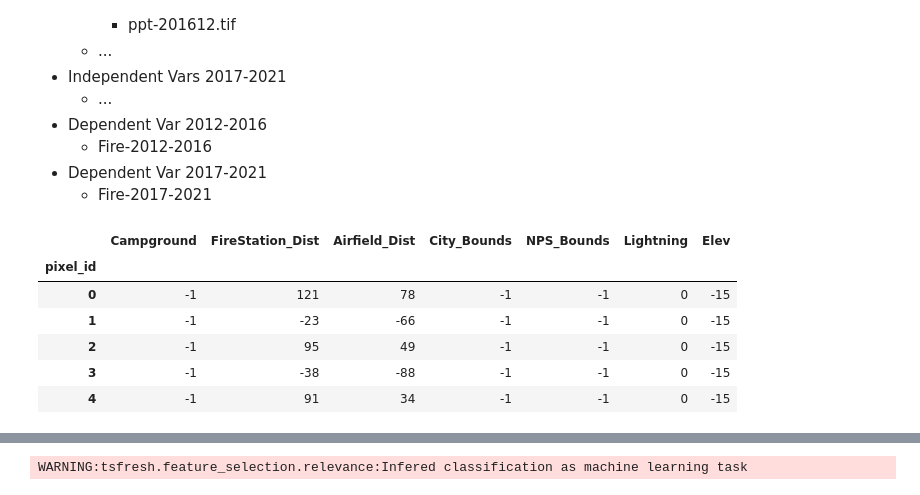
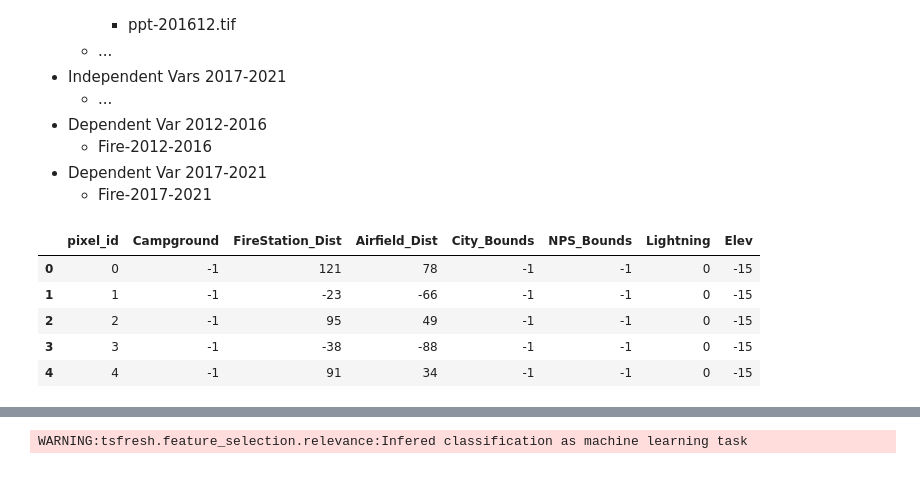
Before and after one commit to isaacWpark/wildfire_FRAP, a Jupyter notebook: Workflow/Window_Workflow_MultiYear_FullData_Modular_Dev.ipynb, the cells around one changed output, grey strips where cells are left out. Saved outputs shown, nothing was run; the diff lists cells and outputs as text; code cells hidden in the pictures.

```diff
--- a/Workflow/Window_Workflow_MultiYear_FullData_Modular_Dev.ipynb
+++ b/Workflow/Window_Workflow_MultiYear_FullData_Modular_Dev.ipynb
@@ -62,24 +63,24 @@ rasterMask = random.Poisson_Subsample(raster_mask = r"../Data\Examples\buffer\St
                                       r=10)[0]
 # %%
 #combine all data that is invariant over time into single dataFrame
+#(e.g., elevation, rate of lightning strikes, fire station locations)
 
 '''Combines set of rasters to single dataFrame based on csv that lists all desired files and column names to use in dataframe for data
  corresponding to each raster
  '''
 
 #param csvPath: path to csv of filepaths (in column "FilePath") and desired label names for values in each raster (in column "DataName")
 #param outPath: path to ouput file name and location
 
-invar_Data = tr.multi_image_to_dataframe("C:/Users/Python3/Documents/wildfire_FRAP_working/wildfire_FRAP/Data/Actual/Invar_FileList.csv", "C:/Users/Python3/Documents/wildfire_FRAP_working/wildfire_FRAP/Data/Actual/invar_out_test.csv")
+invar_Data = tr.multi_image_to_dataframe("C:/Users/Python3/Documents/wildfire_FRAP_working/wildfire_FRAP/Data/Actual/Invar_FileList.csv", "C:/Users/Python3/Documents/wildfire_FRAP_working/wildfire_FRAP/Data/Actual/")
 invar_Data.head()
 # %% [output]
-|  | Campground | FireStation_Dist | Airfield_Dist | City_Bounds | NPS_Bounds | Lightning | Elev |
-| pixel_id |  |  |  |  |  |  |  |
-| 0 | -1 | 121 | 78 | -1 | -1 | 0 | -15 |
-| 1 | -1 | -23 | -66 | -1 | -1 | 0 | -15 |
-| 2 | -1 | 95 | 49 | -1 | -1 | 0 | -15 |
-| 3 | -1 | -38 | -88 | -1 | -1 | 0 | -15 |
-| 4 | -1 | 91 | 34 | -1 | -1 | 0 | -15 |
+|  | pixel_id | Campground | FireStation_Dist | Airfield_Dist | City_Bounds | NPS_Bounds | Lightning | Elev |
+| 0 | 0 | -1 | 121 | 78 | -1 | -1 | 0 | -15 |
+| 1 | 1 | -1 | -23 | -66 | -1 | -1 | 0 | -15 |
+| 2 | 2 | -1 | 95 | 49 | -1 | -1 | 0 | -15 |
+| 3 | 3 | -1 | -38 | -88 | -1 | -1 | 0 | -15 |
+| 4 | 4 | -1 | 91 | 34 | -1 | -1 | 0 | -15 |
 # %%
 #conduct climate feature extraction across all years of interest, merge results with invar data annually
 
```
Also changed, not shown: parts of 8 cells of this notebook.
